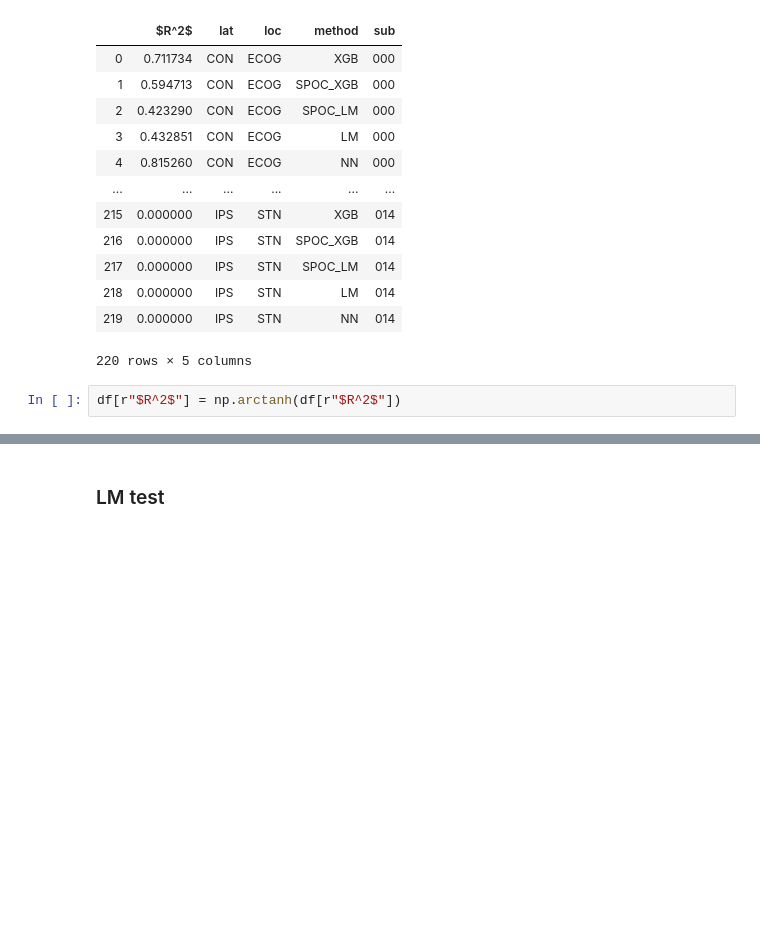
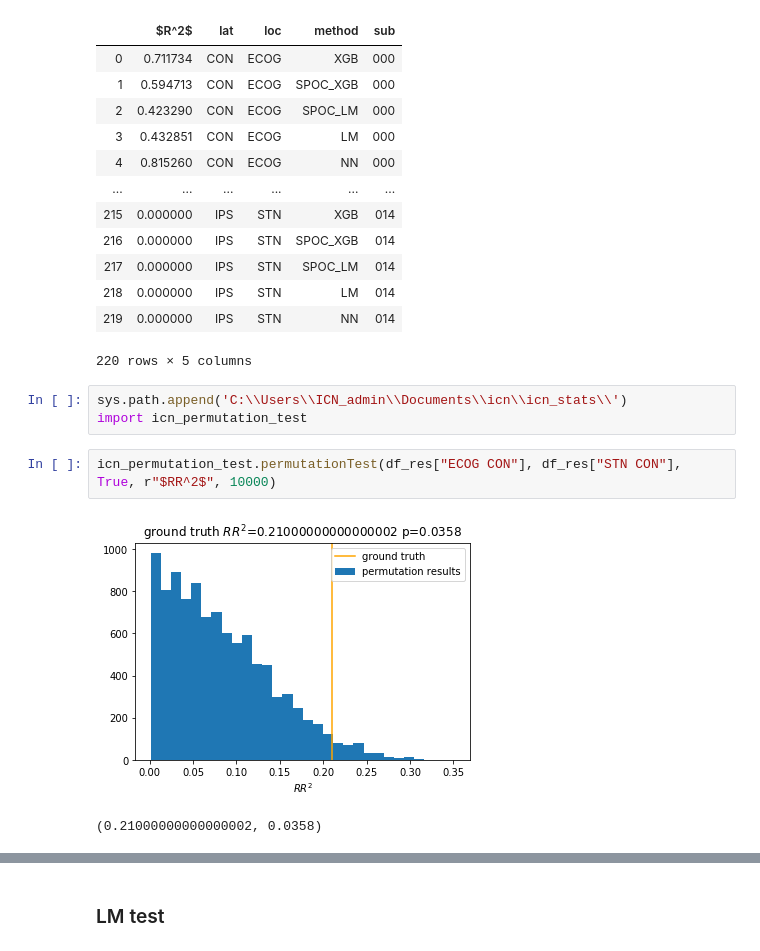
Before and after one commit to neuromodulation/icn, a Jupyter notebook: ECOG_vs_STN/Results_Analysis/Figure3.ipynb, the cells around one changed output, grey strips where cells are left out. Saved outputs shown, nothing was run; the diff lists cells and outputs as text; blank space fills up the shorter version.

```diff
--- a/ECOG_vs_STN/Results_Analysis/Figure3.ipynb
+++ b/ECOG_vs_STN/Results_Analysis/Figure3.ipynb
@@ -513,5 +515,11 @@ df
 | 218 | 0.000000 | IPS | STN | LM | 014 |
 | 219 | 0.000000 | IPS | STN | NN | 014 |
 220 rows × 5 columns
-# %%
-df[r"$R^2$"] = np.arctanh(df[r"$R^2$"])
+# %%
+sys.path.append('C:\\Users\\ICN_admin\\Documents\\icn\\icn_stats\\')
+import icn_permutation_test
+# %%
+icn_permutation_test.permutationTest(df_res["ECOG CON"], df_res["STN CON"], True, r"$RR^2$", 10000)
+# %% [output]
+[figure, added]
+(0.21000000000000002, 0.0358)
```
Also changed, not shown: parts of 7 cells of this notebook, 9 other files.
